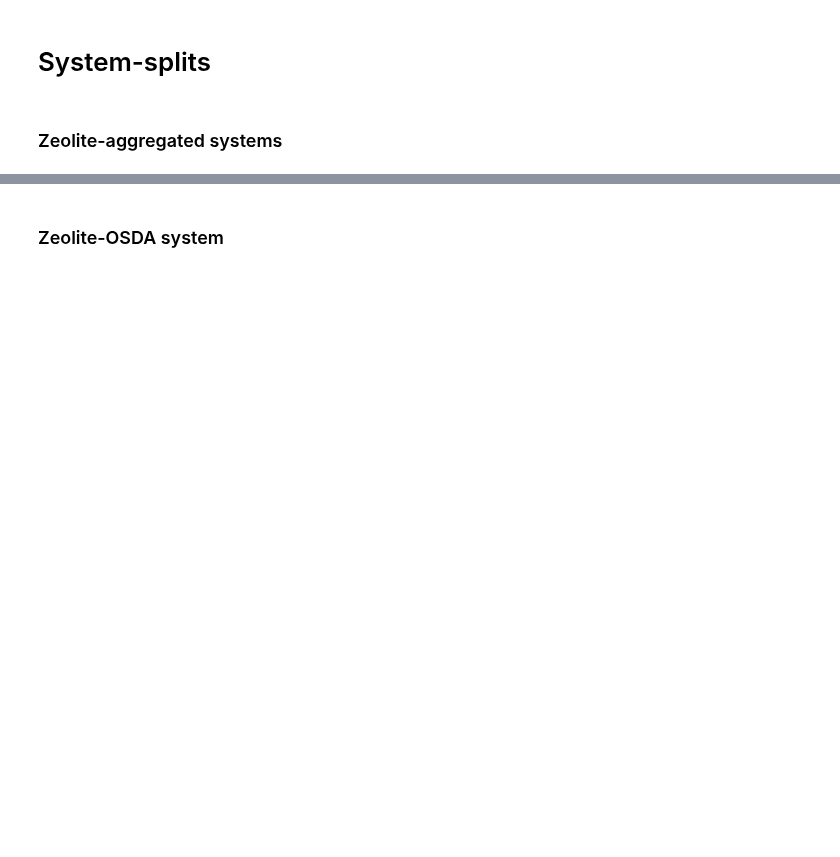
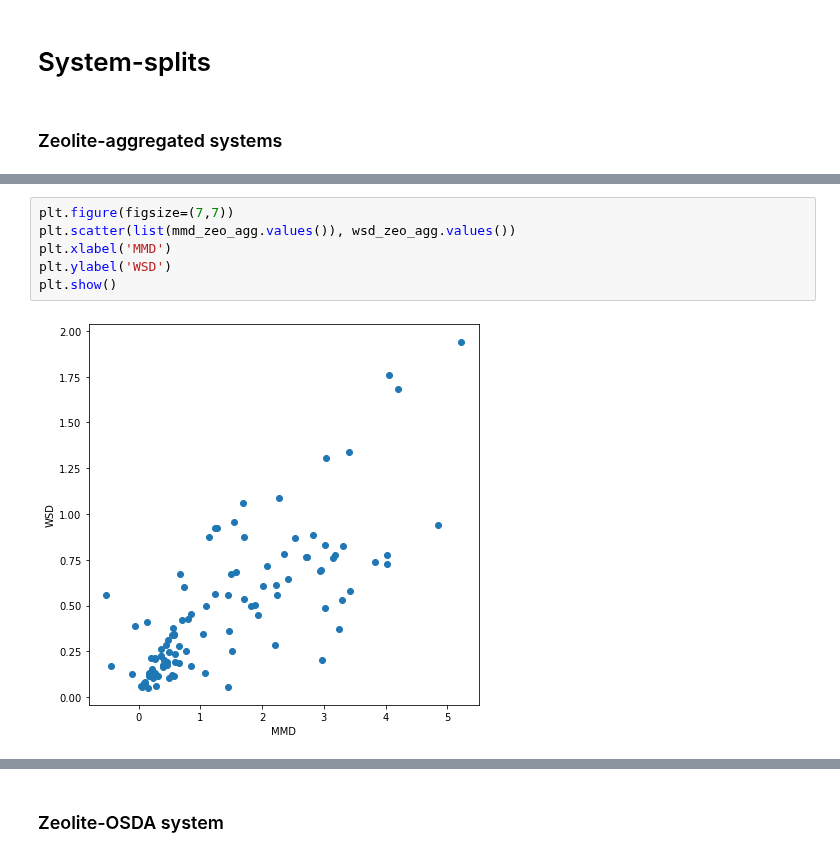
Before and after one commit to eltonpan/zeosyn_gen, a Jupyter notebook: visualize_pred.ipynb, the cells around one changed output, grey strips where cells are left out. Drawn from its saved outputs; the diff is of its cells as text; blank space fills up the shorter version.

```diff
--- a/visualize_pred.ipynb
+++ b/visualize_pred.ipynb
@@ -194,3 +220,11 @@ Mean MMD: 1.688326710636176 Std MMD: 1.4233487513141097
+# %%
+plt.figure(figsize=(7,7))
+plt.scatter(list(mmd_zeo_agg.values()), wsd_zeo_agg.values())
+plt.xlabel('MMD')
+plt.ylabel('WSD')
+plt.show()
+# %% [output]
+[figure, added]
 # %%
 import seaborn as sns
 plt.figure(figsize=(5,5))
```
Also changed, not shown: parts of 14 cells of this notebook, 51 other files.
